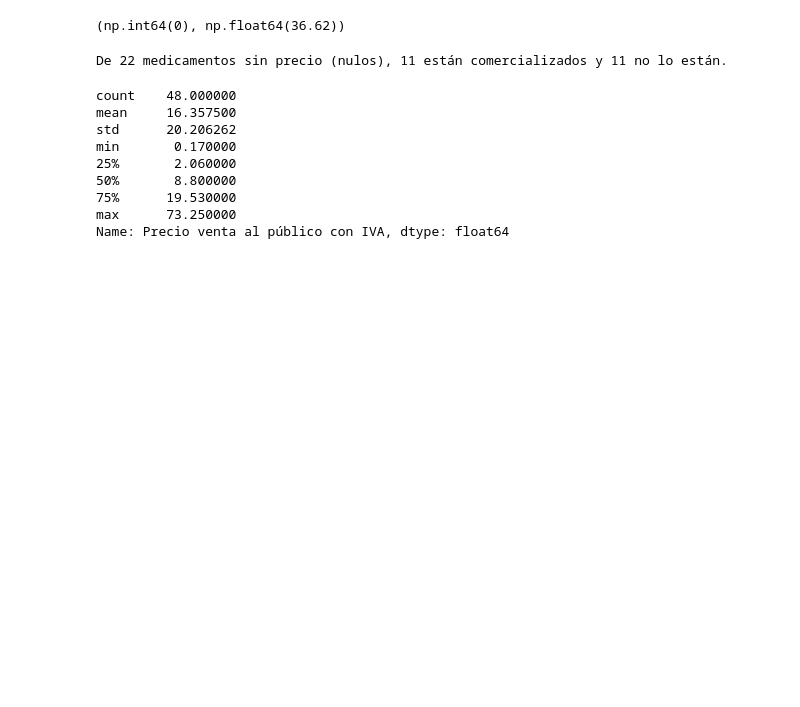
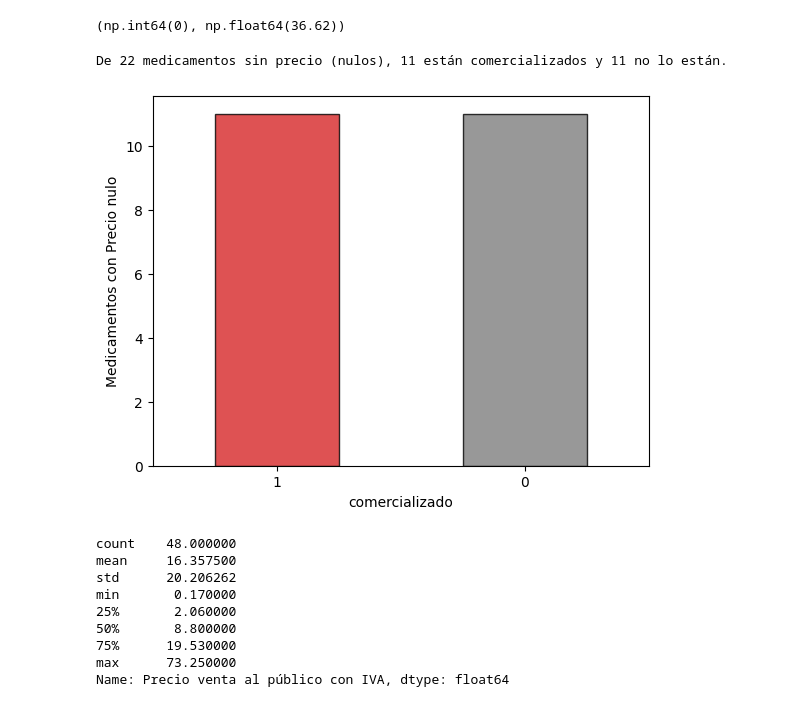
Before and after one commit to Chicloneo/Proyecto-Ingenieria-Dato, a Jupyter notebook: Notebooks/HU-4.ipynb, the cells around one changed output. Cells and saved outputs as stored; diff of their text form; code cells hidden in the pictures; blank space fills up the shorter version.

```diff
--- a/Notebooks/HU-4.ipynb
+++ b/Notebooks/HU-4.ipynb
@@ -422,6 +400,22 @@ no_com_sin_precio = len(df.loc[(df["comercializado"]==0) & (df["Precio venta al
 print(f"De {sin_precio} medicamentos sin precio (nulos), {com_sin_precio} están comercializados y {no_com_sin_precio} no lo están.")
 # %% [output]
 De 22 medicamentos sin precio (nulos), 11 están comercializados y 11 no lo están.
+# %%
+conteo_nulos = df.loc[df["Precio venta al público con IVA"].isna(), "comercializado"].value_counts()
+
+conteo_nulos.plot(
+    kind="bar",
+    color=["tab:red", "tab:gray"],
+    edgecolor="black",
+    alpha=0.8
+)
+
+plt.ylabel("Medicamentos con Precio nulo")
+plt.xticks(rotation=0)
+
+plt.show()
+# %% [output]
+[figure, added]
 # %%
 df["Precio venta al público con IVA"].describe()
 # %% [output]
```
Also changed, not shown: parts of 66 cells of this notebook, 3 other files.
